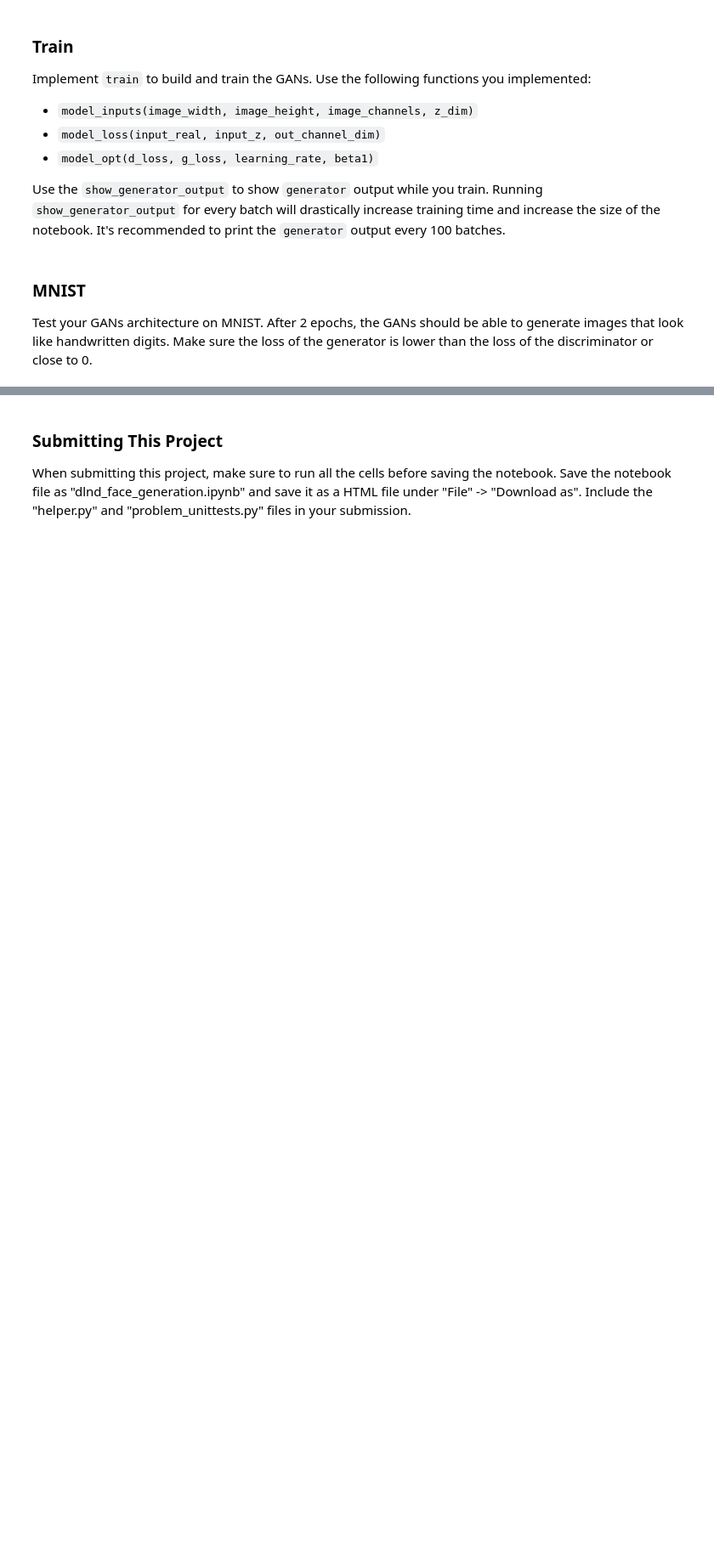
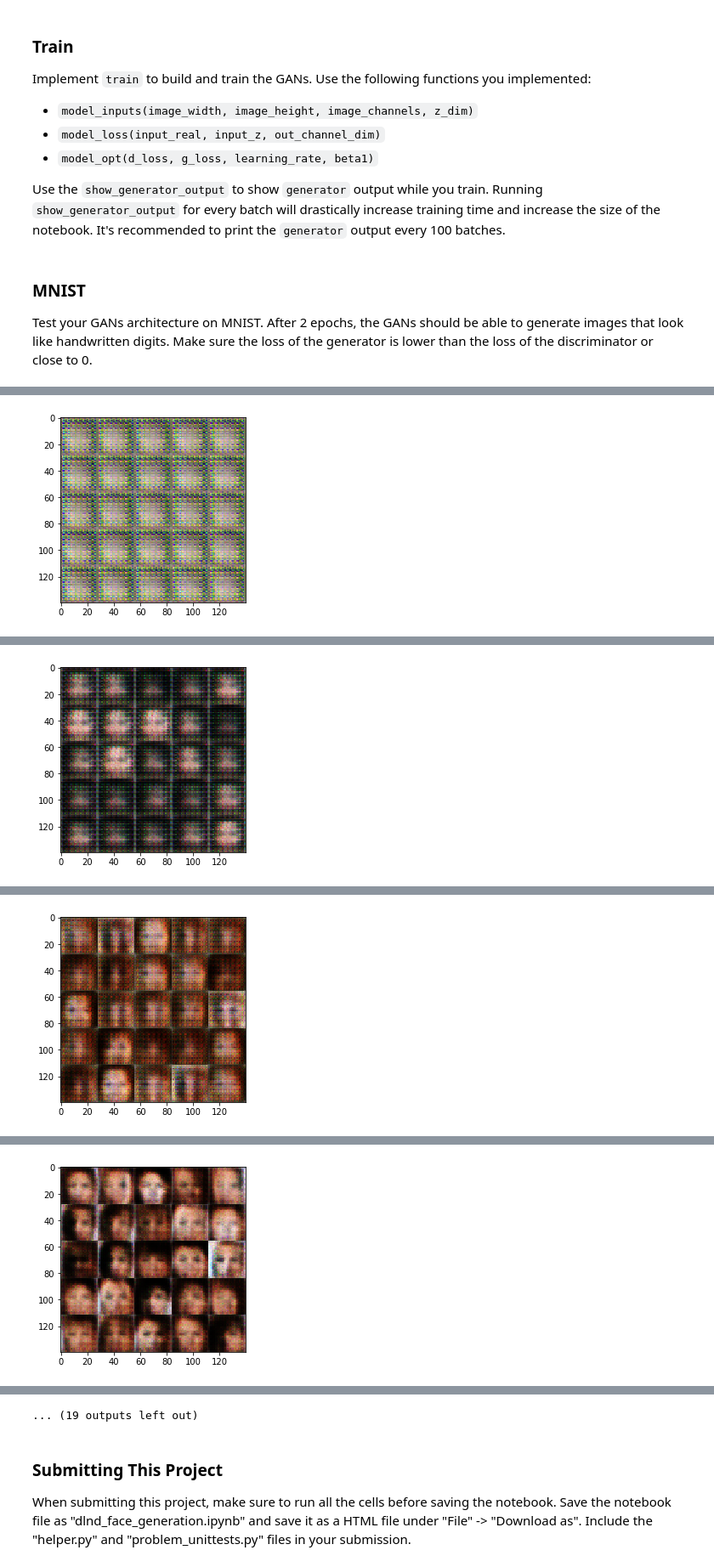
Before and after one commit to seawaywen/deeplearning_face_generation, a Jupyter notebook: dlnd_face_generation.ipynb, the cells around one changed output, grey strips where cells are left out. Shown at 85% size. Saved outputs shown, nothing was run; the diff lists cells and outputs as text; code cells hidden in the pictures; blank space fills up the shorter version.

Commit message:
final adjustments on aws instance trainings and add generated html and python files

```diff
--- a/dlnd_face_generation.ipynb
+++ b/dlnd_face_generation.ipynb
@@ -186,27 +193,32 @@ def generator(z, out_channel_dim, is_train=True):
     :param is_train: Boolean if generator is being used for training
     :return: The tensor output of the generator
     """
+    alpha = 0.02
+
     # TODO: Implement Function
     with tf.variable_scope('generator', reuse=not is_train):
-        alpha = 0.2
 
-        layer1 = tf.layers.dense(z, 2 * 2 * 512)
-        layer1 = tf.reshape(layer1, (-1, 2, 2, 512))
+        layer1 = tf.layers.dense(z, 4 * 4 * 512)
+        layer1 = tf.reshape(layer1, (-1, 4, 4, 512))
         layer1 = tf.layers.batch_normalization(layer1, training=is_train)
         relu1 = tf.maximum(layer1, layer1 * alpha)
+        # 4x4x512
 
         layer2 = tf.layers.conv2d_transpose(
-            layer1, filters=256, kernel_size=5, strides=2, padding='valid')
+            relu1, filters=256, kernel_size=4, strides=1, padding='valid')
         layer2 = tf.layers.batch_normalization(layer2, training=is_train)
-        layer2 = tf.maximum(layer2, layer2 * alpha)
+        relu2 = tf.maximum(layer2, layer2 * alpha)
+        # 7x7x256
 
         layer3 = tf.layers.conv2d_transpose(
-            layer2, filters=128, kernel_size=5, strides=2, padding='same')
+            relu2, filters=128, kernel_size=4, strides=2, padding='same')
         layer3 = tf.layers.batch_normalization(layer3, training=is_train)
-        layer3 = tf.maximum(layer3, layer3 * alpha)
+        relu3 = tf.maximum(layer3, layer3 * alpha)
+        # 14x14x256
 
         logits = tf.layers.conv2d_transpose(
-            layer3, filters=out_channel_dim, kernel_size=5, strides=2, padding='same')
+            relu3, filters=out_channel_dim, kernel_size=4, strides=2, padding='same')
+        # 28x28xout_channel_dim
 
         output = tf.tanh(logits)
 
@@ -342,6 +354,7 @@ Implement `train` to build and train the GANs.  Use the following functions you
 Use the `show_generator_output` to show `generator` output while you train. Running `show_generator_output` for every batch will drastically increase training time and increase the size of the notebook.  It's recommended to print the `generator` output every 100 batches.
 # %%
 import pickle as pkl
+import time
 
 def train(epoch_count, batch_size, z_dim, learning_rate, beta1, get_batches, data_shape, data_image_mode):
     """
@@ -358,9 +371,6 @@ def train(epoch_count, batch_size, z_dim, learning_rate, beta1, get_batches, dat
     if not os.path.exists('checkpoints'):
         os.mkdir('checkpoints')
 
-    #tf.reset_default_graph()
-
-
     # TODO: Build Model
     _, img_width, img_height, img_channels = data_shape
 
@@ -376,13 +386,14 @@ def train(epoch_count, batch_size, z_dim, learning_rate, beta1, get_batches, dat
     show_every = 100
     losses, samples = [], []
 
-
     with tf.Session() as sess:
         sess.run(tf.global_variables_initializer())
         saver = tf.train.Saver()
         for epoch_i in range(epoch_count):
             for batch_images in get_batches(batch_size):
                 # TODO: Train Model
+                start_time = time.time()
+
                 index += 1
                 batch_images *= 2.0
 
@@ -411,12 +422,13 @@ def train(epoch_count, batch_size, z_dim, learning_rate, beta1, get_batches, dat
 
                     print("Epoch {}/{}...".format(epoch_i + 1, epoch_count),
                           "Discriminator Loss: {:.4f}...".format(train_d_loss),
-                          "Generator Loss: {:.4f}".format(train_g_loss))
+                          "Generator Loss: {:.4f}".format(train_g_loss),
+                          "... (time: {:.4f})".format(time.time() - start_time))
                     losses.append((train_d_loss, train_g_loss))
 
                 if index % show_every == 0:
                     gen_sample = sess.run(
-                        generator(z_input, 3, training=False),
+                        generator(z_input, img_channels, is_train=False),
                         feed_dict={z_input: z_sample})
                     samples.append(gen_sample)
                     show_generator_output(sess, n_images, z_input, img_channels, data_image_mode)
@@ -451,7 +531,7 @@ Run your GANs on CelebA.  It will take around 20 minutes on the average GPU to r
 # %%
 batch_size = 128
 z_dim = 100
-learning_rate = 0.001
+learning_rate = 0.0002
 beta1 = 0.5
 
 
@@ -464,3 +544,4 @@ celeba_dataset = helper.Dataset('celeba', glob(os.path.join(data_dir, 'img_align
 with tf.Graph().as_default():
     train(epochs, batch_size, z_dim, learning_rate, beta1, celeba_dataset.get_batches,
           celeba_dataset.shape, celeba_dataset.image_mode)
+# %% [output]
@@ -466,0 +558 @@ with tf.Graph().as_default():
+[figure, added]
@@ -466,0 +569 @@ with tf.Graph().as_default():
+[figure, added]
@@ -466,0 +580 @@ with tf.Graph().as_default():
+[figure, added]
@@ -466,0 +591 @@ with tf.Graph().as_default():
+[figure, added]
@@ -467,3 +614,4 @@ with tf.Graph().as_default():
+... (19 outputs left out)
 # %% [markdown]
 ### Submitting This Project
 When submitting this project, make sure to run all the cells before saving the notebook. Save the notebook file as "dlnd_face_generation.ipynb" and save it as a HTML file under "File" -> "Download as". Include the "helper.py" and "problem_unittests.py" files in your submission.
```
Also changed, not shown: parts of 7 cells of this notebook, 7 other files.
